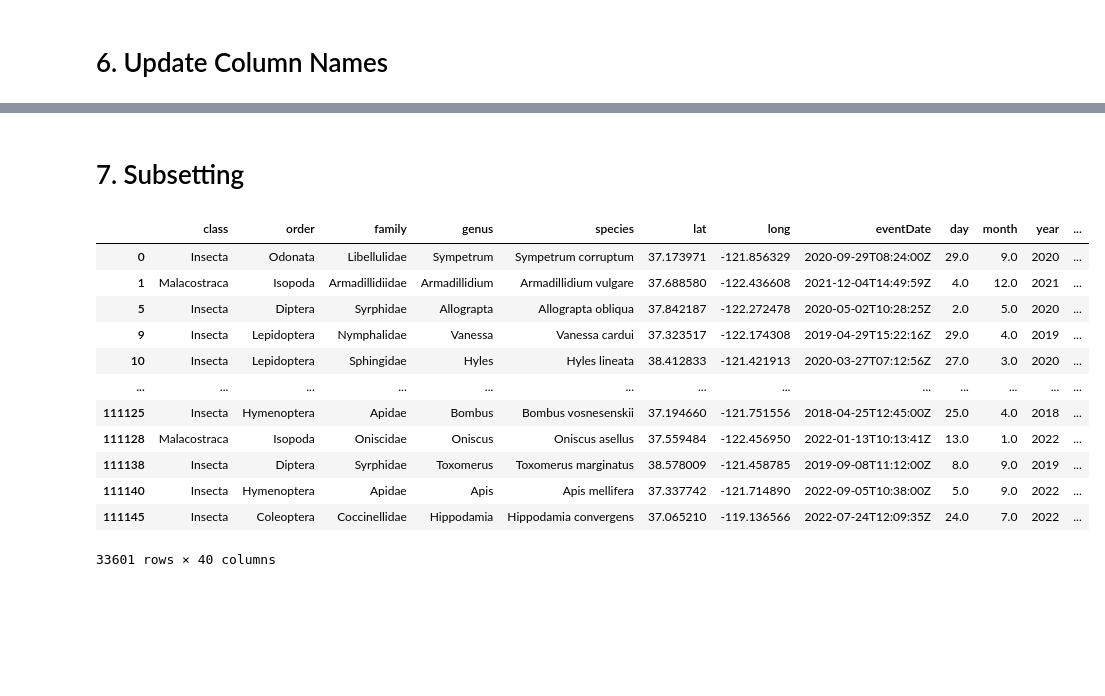
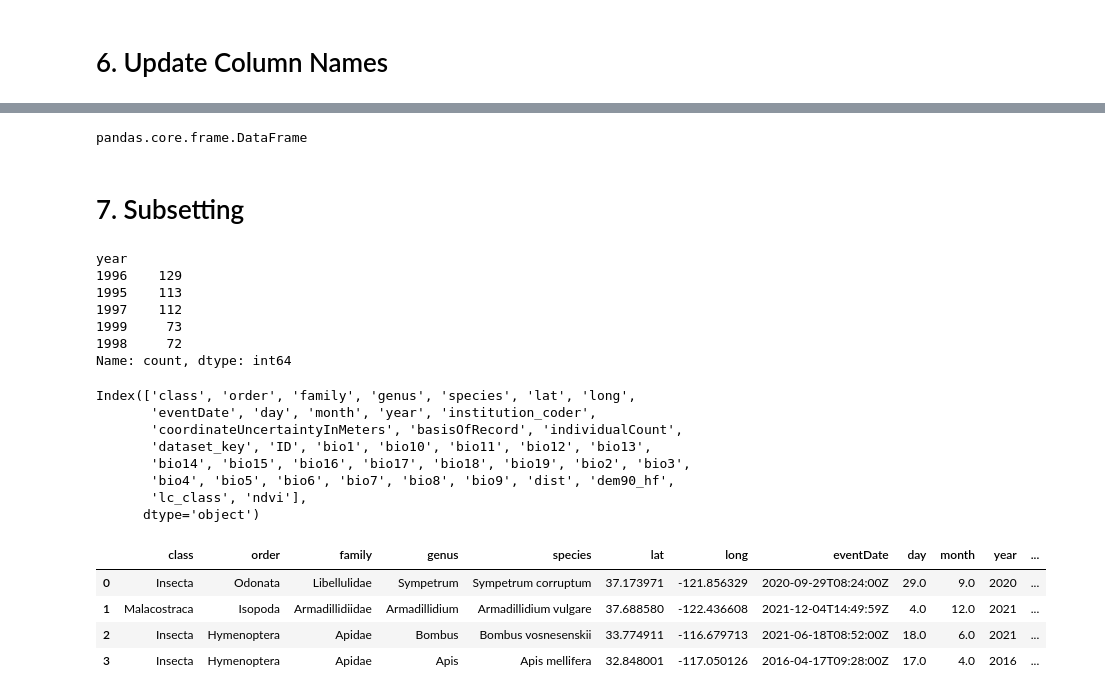
Before and after one commit to fatiqnadeem/eds220-2026-sections, a Jupyter notebook: section-1-data-selection-drylands.ipynb, the cells around one changed output, grey strips where cells are left out. Drawn from its saved outputs; the diff is of its cells as text; code cells hidden in the pictures; blank space fills up the shorter version.

```diff
--- a/section-1-data-selection-drylands.ipynb
+++ b/section-1-data-selection-drylands.ipynb
@@ -86,6 +68,5 @@ dtype: int64
 # %% [markdown]
 # 6. Update Column Names
 # %%
-# Rename institutionCode and datasetKey to snake_case
-prey = prey.rename(columns={'institutionCode': 'institution_coder', 'datasetKey': 'dataset_key'})
-prey.columns
+prey = prey.rename(columns = {'institution_code' : 'institution_code', 'datasetKey' : 'dataset_key'})
+prey
@@ -92,3 +87,8 @@ prey.columns
+# %%
+# Check the type of prey
+type(prey)
+# %% [output]
+pandas.core.frame.DataFrame
 # %% [markdown]
 # 7. Subsetting
 # %%
@@ -99,29 +99,43 @@ prey.columns
 # %%
 # 2. Select observations between 1992 and 2000
-# prey.columns
-# pd.set_option("display.max_rows", None)
-# prey['year'].value_counts()
-# prey[(prey['year'] >= 1992) & (prey['year'] <= 2000)]
-# prey['year'].value_counts()
+prey.columns
+pd.set_option("display.max_rows", None)
+prey['year'].value_counts()
+prey_years = prey[(prey['year'] >= 1995) & (prey['year'] <= 1999)]
+prey_years['year'].value_counts()
+# %% [output]
+year
+1996    129
+1995    113
+1997    112
+1999     73
+1998     72
+Name: count, dtype: int64
 # %%
 # 3. # Select all rows for columns species and eventDate
 # pd.reset_option("display.max_rows")
 # prey[['species', 'eventDate']]
+prey.columns
+prey.iloc[0:10, [0, 1]]
+# %% [output]
+Index(['class', 'order', 'family', 'genus', 'species', 'lat', 'long',
+       'eventDate', 'day', 'month', 'year', 'institution_coder',
+       'coordinateUncertaintyInMeters', 'basisOfRecord', 'individualCount',
+       'dataset_key', 'ID', 'bio1', 'bio10', 'bio11', 'bio12', 'bio13',
+       'bio14', 'bio15', 'bio16', 'bio17', 'bio18', 'bio19', 'bio2', 'bio3',
+       'bio4', 'bio5', 'bio6', 'bio7', 'bio8', 'bio9', 'dist', 'dem90_hf',
+       'lc_class', 'ndvi'],
+      dtype='object')
 # %%
 # 4. Select observations greater than 37° latitude and less than 39° latitude
-# prey.columns
-# prey[(prey['lat'] > 37) & (prey['long'] < 39)]
+#prey.columns
+#prey['lat'].value_counts()
+#prey_box = prey[(prey['lat'] > 37) & (prey['long'] < 39)]
+#prey_box['long'].value_counts()
+prey[0:4]
 # %% [output]
 |  | class | order | family | genus | species | lat | long | eventDate | day | month | year | ... |
 | 0 | Insecta | Odonata | Libellulidae | Sympetrum | Sympetrum corruptum | 37.173971 | -121.856329 | 2020-09-29T08:24:00Z | 29.0 | 9.0 | 2020 | ... |
 | 1 | Malacostraca | Isopoda | Armadillidiidae | Armadillidium | Armadillidium vulgare | 37.688580 | -122.436608 | 2021-12-04T14:49:59Z | 4.0 | 12.0 | 2021 | ... |
-| 5 | Insecta | Diptera | Syrphidae | Allograpta | Allograpta obliqua | 37.842187 | -122.272478 | 2020-05-02T10:28:25Z | 2.0 | 5.0 | 2020 | ... |
-| 9 | Insecta | Lepidoptera | Nymphalidae | Vanessa | Vanessa cardui | 37.323517 | -122.174308 | 2019-04-29T15:22:16Z | 29.0 | 4.0 | 2019 | ... |
-| 10 | Insecta | Lepidoptera | Sphingidae | Hyles | Hyles lineata | 38.412833 | -121.421913 | 2020-03-27T07:12:56Z | 27.0 | 3.0 | 2020 | ... |
-| ... | ... | ... | ... | ... | ... | ... | ... | ... | ... | ... | ... | ... |
-| 111125 | Insecta | Hymenoptera | Apidae | Bombus | Bombus vosnesenskii | 37.194660 | -121.751556 | 2018-04-25T12:45:00Z | 25.0 | 4.0 | 2018 | ... |
-| 111128 | Malacostraca | Isopoda | Oniscidae | Oniscus | Oniscus asellus | 37.559484 | -122.456950 | 2022-01-13T10:13:41Z | 13.0 | 1.0 | 2022 | ... |
-| 111138 | Insecta | Diptera | Syrphidae | Toxomerus | Toxomerus marginatus | 38.578009 | -121.458785 | 2019-09-08T11:12:00Z | 8.0 | 9.0 | 2019 | ... |
-| 111140 | Insecta | Hymenoptera | Apidae | Apis | Apis mellifera | 37.337742 | -121.714890 | 2022-09-05T10:38:00Z | 5.0 | 9.0 | 2022 | ... |
-| 111145 | Insecta | Coleoptera | Coccinellidae | Hippodamia | Hippodamia convergens | 37.065210 | -119.136566 | 2022-07-24T12:09:35Z | 24.0 | 7.0 | 2022 | ... |
+| 2 | Insecta | Hymenoptera | Apidae | Bombus | Bombus vosnesenskii | 33.774911 | -116.679713 | 2021-06-18T08:52:00Z | 18.0 | 6.0 | 2021 | ... |
+| 3 | Insecta | Hymenoptera | Apidae | Apis | Apis mellifera | 32.848001 | -117.050126 | 2016-04-17T09:28:00Z | 17.0 | 4.0 | 2016 | ... |
-33601 rows × 40 columns
```
Also changed, not shown: parts of 3 cells of this notebook, 2 other files.
